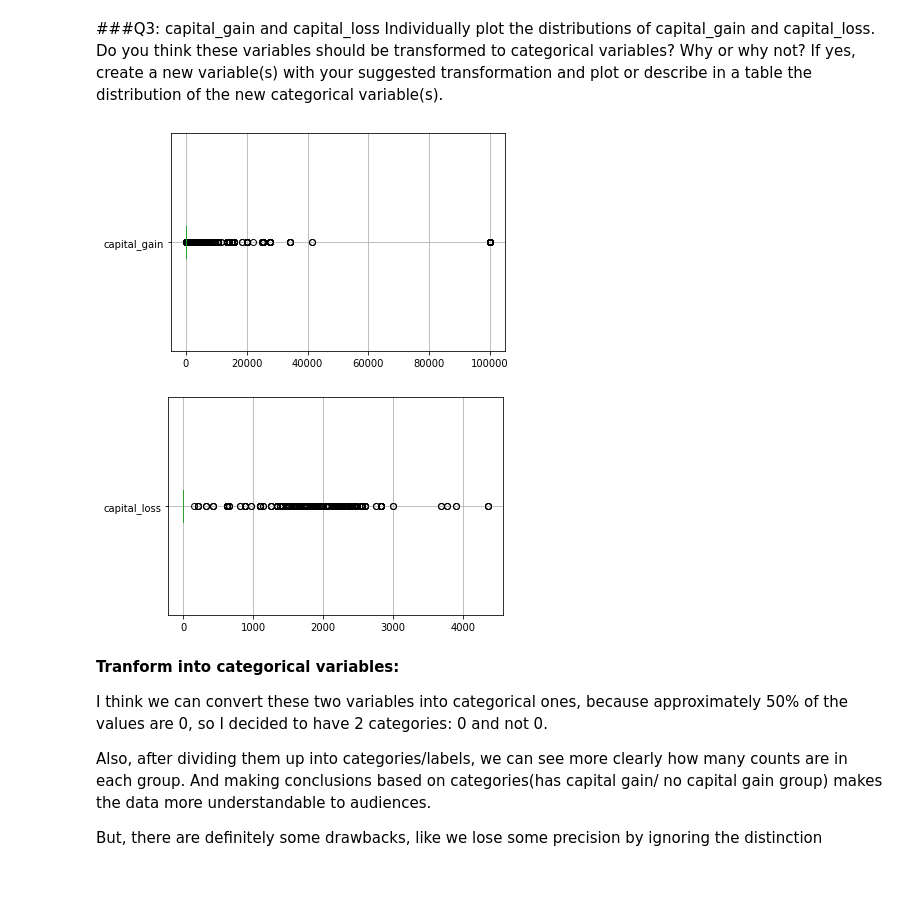
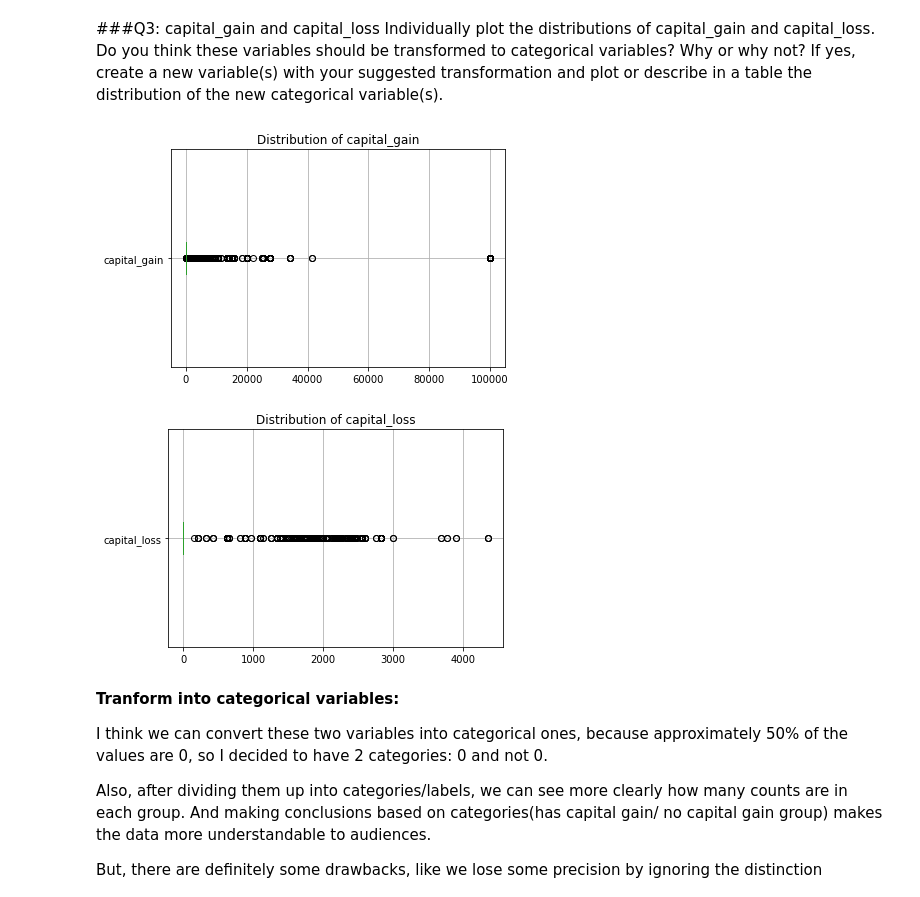
Before and after one commit to ChloeH88/working-hours-data-analysis, a Jupyter notebook: Assignment2.ipynb, the cells around one changed output. Saved outputs shown, nothing was run; the diff lists cells and outputs as text; code cells hidden in the pictures.

Commit message:
Added caption to plots

```diff
--- a/Assignment2.ipynb
+++ b/Assignment2.ipynb
@@ -87,11 +87,12 @@ Individually plot the distributions of capital_gain and capital_loss. Do you thi
 # %%
 capitals = ['capital_gain', 'capital_loss']
 for col in capitals:
     income94[capitals].boxplot([col], vert=False)
+    plt.title(f"Distribution of {col}")
     plt.show()
 # %% [output]
-[figure, old version]
+[figure, new version]
-[figure, old version]
+[figure, new version]
 # %% [markdown]
 **Tranform into categorical variables:**
 
```
Also changed, not shown: parts of 11 cells of this notebook.
